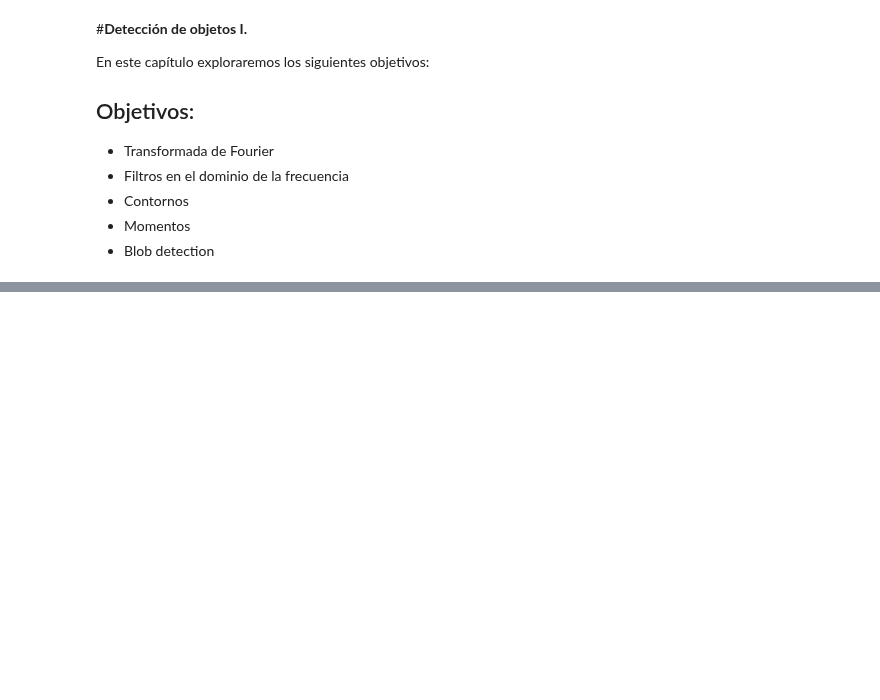
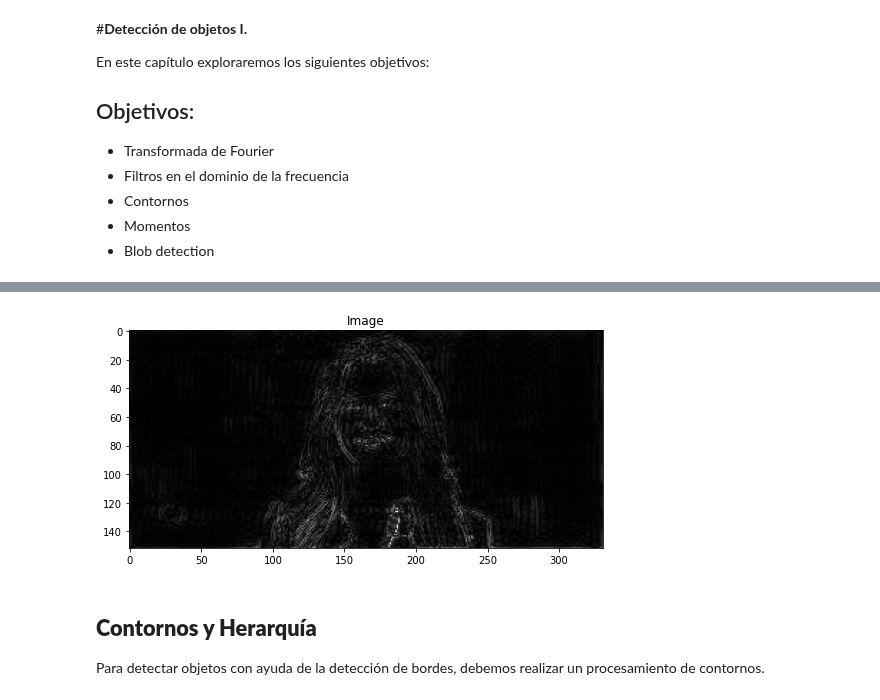
Before and after one commit to pedrorotta/procesamiento_de_imagenes, a Jupyter notebook: Detección_de_objetos_I.ipynb, the cells around one changed output, grey strips where cells are left out. Cells and saved outputs as stored; diff of their text form; code cells hidden in the pictures; blank space fills up the shorter version.

```diff
--- a/Detección_de_objetos_I.ipynb
+++ b/Detección_de_objetos_I.ipynb
@@ -50,0 +86,10 @@ En este capítulo exploraremos los siguientes objetivos:
+# %%
+#Normalizar la imagen
+dtf_i_mujer_norm = np.uint8((dtf_i_mujer_img-np.min(dtf_i_mujer_img))*255/(np.max(dtf_i_mujer_img)-np.min(dtf_i_mujer_img)))
+showrgb(dtf_i_mujer_norm)
+# %% [output]
+[figure, added]
+# %% [markdown]
+## **Contornos y Herarquía**
+
+Para detectar objetos con ayuda de la detección de bordes, debemos realizar un procesamiento de contornos.
```
Also changed, not shown: parts of 41 cells of this notebook.
